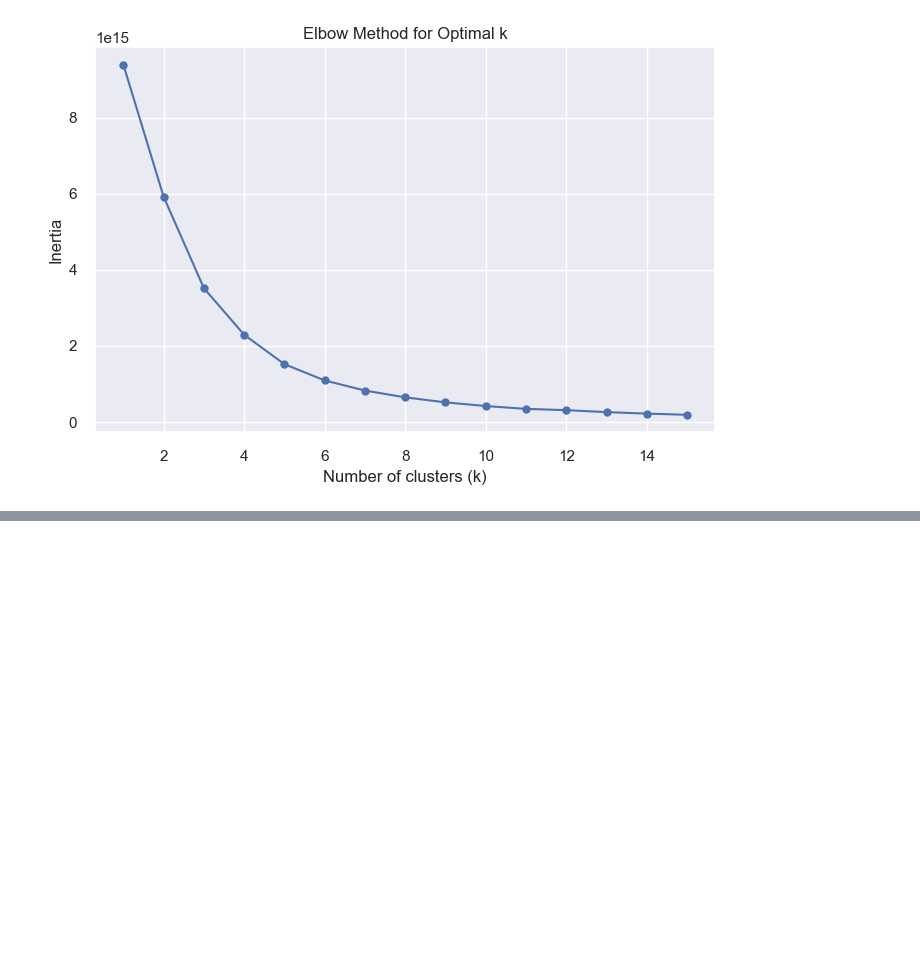
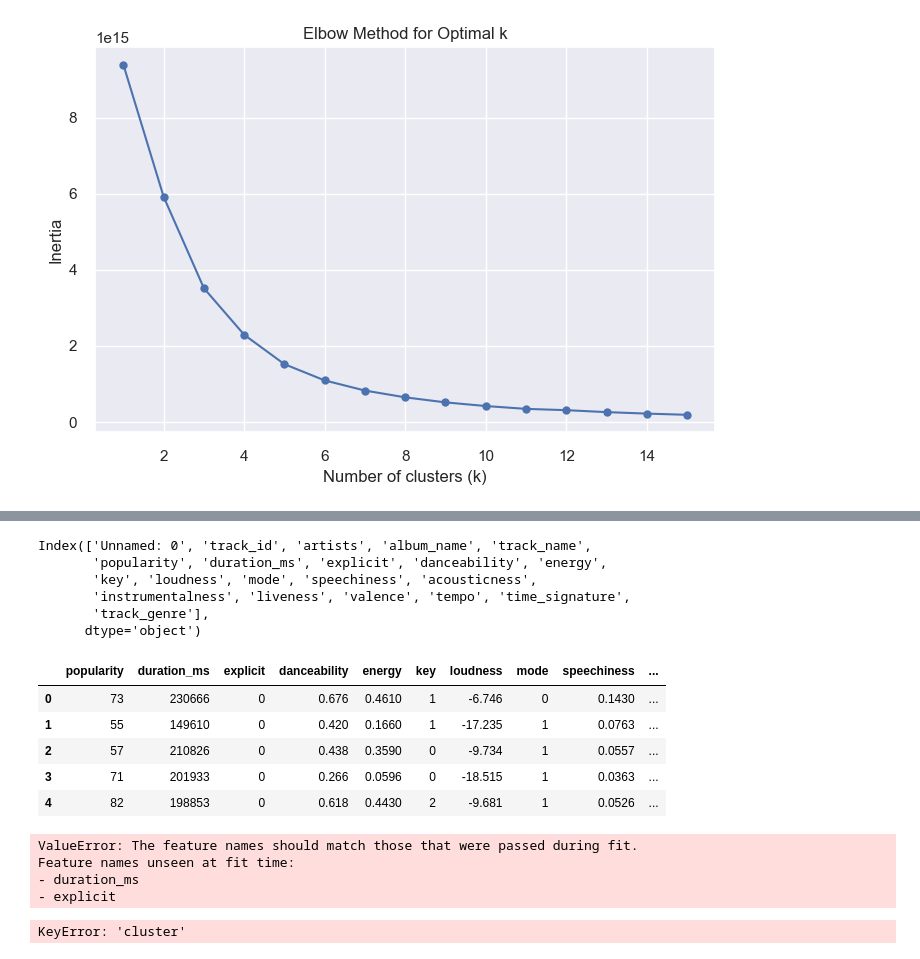
Before and after one commit to anikas2003/spotifyrec, a Jupyter notebook: spotidyrecbuilder.ipynb, the cells around one changed output, grey strips where cells are left out. Cells and saved outputs as stored; diff of their text form; code cells hidden in the pictures; blank space fills up the shorter version.

```diff
--- a/spotidyrecbuilder.ipynb
+++ b/spotidyrecbuilder.ipynb
@@ -104,8 +131,4 @@ fig.show()
 # %%
-# K-Means Clustering
-clustering_features = ['acousticness', 'danceability', 'energy', 'instrumentalness', 'liveness', 'loudness', 'speechiness', 'tempo', 'valence','duration_ms','explicit','key','mode', 'release_year']
-X = spotify_normalized_df[clustering_features]
-
 # Elbow method to see best amount of clusters
 inertia = []
 K = range(1, 16)  # test sizes 1-15
@@ -407,7 +172,0 @@ SpotifyException: http status: 403, code:-1 - https://api.spotify.com/v1/audio-f
-# %%
-# Normalize features
-from sklearn.preprocessing import StandardScaler
-
-scaler = StandardScaler()
-clustering_features = ['acousticness', 'danceability', 'energy', 'instrumentalness', 'liveness', 'loudness', 'speechiness', 'tempo', 'valence','duration_ms','explicit','key','mode', 'year']
-playlist_df[clustering_features] = scaler.fit_transform(playlist_df[clustering_features])
@@ -415,0 +173,5 @@ NameError: name 'playlist_df' is not defined
+# %%
+# take any set of songs from the test dataset and try and generate a recommended playlist from it
+spotify_df_test = pd.read_csv('/Users/anikasethi/Desktop/test_dataset.csv')
+spotify_df_test['explicit'] = spotify_df_test['explicit'].map({True: 1, False: 0})
+spotify_df_test.head()
@@ -415,0 +186,42 @@ NameError: name 'playlist_df' is not defined
+# %%
+spotify_df_test.columns
+# %% [output]
+Index(['Unnamed: 0', 'track_id', 'artists', 'album_name', 'track_name',
+       'popularity', 'duration_ms', 'explicit', 'danceability', 'energy',
+       'key', 'loudness', 'mode', 'speechiness', 'acousticness',
+       'instrumentalness', 'liveness', 'valence', 'tempo', 'time_signature',
+       'track_genre'],
+      dtype='object')
+# %%
+# Align test dataset features with training features
+# Ensure the test dataset has only the required features in the correct order
+spotify_df_test_aligned = spotify_df_test[clustering_features].copy()
+spotify_df_test_aligned.head()
+# %% [output]
+|  | popularity | duration_ms | explicit | danceability | energy | key | loudness | mode | speechiness | ... |
+| 0 | 73 | 230666 | 0 | 0.676 | 0.4610 | 1 | -6.746 | 0 | 0.1430 | ... |
+| 1 | 55 | 149610 | 0 | 0.420 | 0.1660 | 1 | -17.235 | 1 | 0.0763 | ... |
+| 2 | 57 | 210826 | 0 | 0.438 | 0.3590 | 0 | -9.734 | 1 | 0.0557 | ... |
+| 3 | 71 | 201933 | 0 | 0.266 | 0.0596 | 0 | -18.515 | 1 | 0.0363 | ... |
+| 4 | 82 | 198853 | 0 | 0.618 | 0.4430 | 2 | -9.681 | 1 | 0.0526 | ... |
+# %%
+# Transform using the trained scaler
+spotify_df_test_scaled = scaler.transform(spotify_df_test_aligned)
+
+# Predict clusters using the trained K-Means model
+spotify_df_test['cluster'] = kmeans.predict(spotify_df_test_scaled)
+# %% [output]
+ValueError: The feature names should match those that were passed during fit.
+Feature names unseen at fit time:
+- duration_ms
+- explicit
+# %%
+# Specify 10 songs by their indices or IDs
+selected_song_ids = ['6Im9k8u9iIzKMrmV7BWtlF', '78qd8dvwea0Gosb6Fe6j3k', '44ONERBHALxftQNWq6dmyd', '0z8hI3OPS8ADPWtoCjjLl6', '3zkWCteF82vJwv0hRLba76',
+                     '08AVok9laWpSSpX42guJ2K', '6K9UYBSvkOadWYO5nUrfVP', '2m6Ko3CY1qXNNja8AlugNc', '0Y9PqGjKgupH5fKbrgDQUr', '3bCp61o3h46Yvr0vgMJlaL']
+
+# Filter the dataset to get the selected songs
+selected_songs = spotify_df_test[spotify_df_test['track_id'].isin(selected_song_ids)]
+selected_clusters = selected_songs['cluster'].unique()
+# %% [output]
+KeyError: 'cluster'
```
Also changed, not shown: parts of 19 cells of this notebook.
